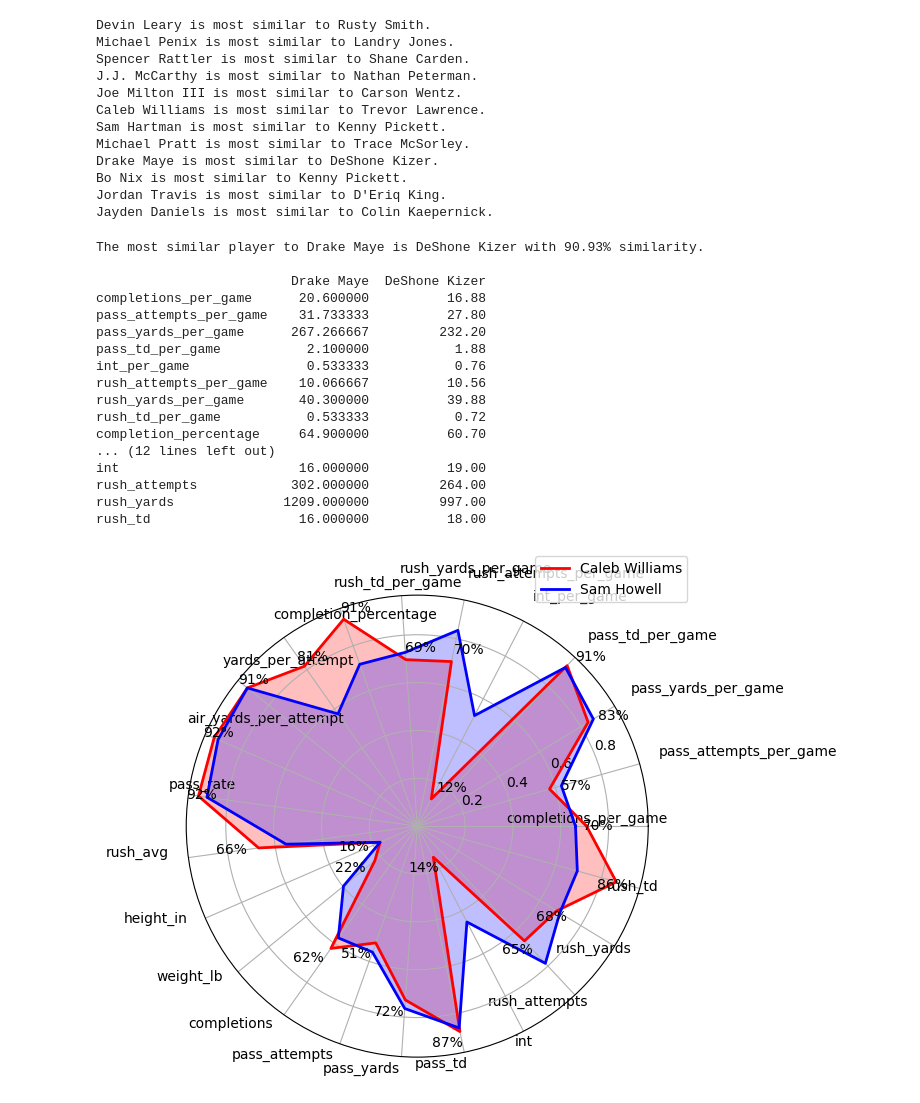
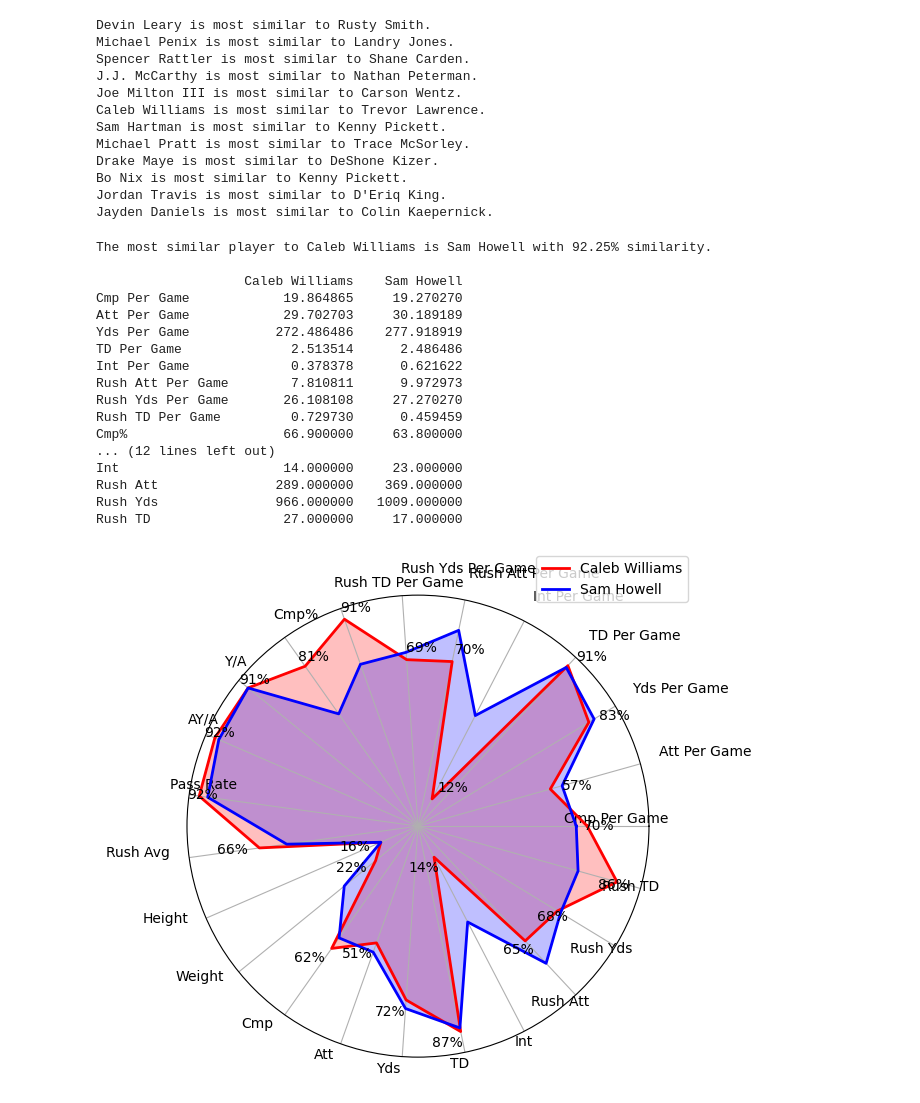
Before and after one commit to array-carpenter/14thstreetanalytics, a Jupyter notebook: nfl-draft/qb-notebook.ipynb, the cells around one changed output. Cells and saved outputs as stored; diff of their text form; code cells hidden in the pictures.

```diff
--- a/nfl-draft/qb-notebook.ipynb
+++ b/nfl-draft/qb-notebook.ipynb
@@ -90,29 +90,29 @@ data = pd.read_csv('C:/Users/RaymondCarpenter/Documents/GitHub/14thstreetanalyti
 
 # Fields to normalize by 'games_played' and fields used directly
 fields_to_normalize = [
-    'completions', 'pass_attempts', 'pass_yards', 'pass_td', 'int',
-    'rush_attempts', 'rush_yards', 'rush_td'
+    'Cmp', 'Att', 'Yds', 'TD', 'Int',
+    'Rush Att', 'Rush Yds', 'Rush TD'
 ]
 fields_not_normalized = [
-    'completion_percentage', 'yards_per_attempt', 'air_yards_per_attempt',
-    'pass_rate', 'rush_avg', 'height_in', 'weight_lb'
+    'Cmp%', 'Y/A', 'AY/A',
+    'Pass Rate', 'Rush Avg', 'Height', 'Weight'
 ]
 
 # Ensure all columns are numeric or convert them as needed
-for field in fields_to_normalize + fields_not_normalized + ['games_played', 'years_played']:
+for field in fields_to_normalize + fields_not_normalized + ['GP', 'YP']:
     data[field] = pd.to_numeric(data[field], errors='coerce')
 
-def normalize_fields(df, fields_to_normalize, norm_by='games_played'):
+def normalize_fields(df, fields_to_normalize, norm_by='GP'):
     for field in fields_to_normalize:
-        df[field + '_per_game'] = df[field] / df[norm_by]
+        df[field + ' Per Game'] = df[field] / df[norm_by]
     return df
 
 # Apply normalization
 data = normalize_fields(data, fields_to_normalize)
 
 # Prepare the features list for similarity comparison
-features_normalized = [f'{field}_per_game' for field in fields_to_normalize]
-features = features_normalized + fields_not_normalized + ['games_played', 'years_played']
+features_normalized = [f'{field} Per Game' for field in fields_to_normalize]
+features = features_normalized + fields_not_normalized + ['GP', 'YP']
 
 # Add cumulative stats to the features list for comparison
 features += fields_to_normalize
@@ -157,23 +157,23 @@ try:
 except IndexError:
     print("Player not found in the 2024 draft class. Please check the name and try again.")
 # %% [output]
-The most similar player to Drake Maye is DeShone Kizer with 90.93% similarity.
+The most similar player to Caleb Williams is Sam Howell with 92.25% similarity.
 
-                         Drake Maye  DeShone Kizer
-completions_per_game      20.600000          16.88
-pass_attempts_per_game    31.733333          27.80
-pass_yards_per_game      267.266667         232.20
-pass_td_per_game           2.100000           1.88
-int_per_game               0.533333           0.76
-rush_attempts_per_game    10.066667          10.56
-rush_yards_per_game       40.300000          39.88
-rush_td_per_game           0.533333           0.72
-completion_percentage     64.900000          60.70
+                   Caleb Williams    Sam Howell
+Cmp Per Game            19.864865     19.270270
+Att Per Game            29.702703     30.189189
+Yds Per Game           272.486486    277.918919
+TD Per Game              2.513514      2.486486
+Int Per Game             0.378378      0.621622
+Rush Att Per Game        7.810811      9.972973
+Rush Yds Per Game       26.108108     27.270270
+Rush TD Per Game         0.729730      0.459459
+Cmp%                    66.900000     63.800000
 ... (12 lines left out)
-int                       16.000000          19.00
-rush_attempts            302.000000         264.00
-rush_yards              1209.000000         997.00
-rush_td                   16.000000          18.00
+Int                     14.000000     23.000000
+Rush Att               289.000000    369.000000
+Rush Yds               966.000000   1009.000000
+Rush TD                 27.000000     17.000000
 # %%
 import pandas as pd
 import numpy as np
@@ -181,12 +181,6 @@ from sklearn.preprocessing import StandardScaler
 from sklearn.metrics.pairwise import cosine_similarity
 import matplotlib.pyplot as plt
 from math import pi
-
-# Load dataset
-data = pd.read_csv('C:/Users/RaymondCarpenter/Documents/GitHub/14thstreetanalytics/nfl-draft/qb_sheet.csv')
-
-# Normalize and standardize the fields as you did previously
-# (Code for loading and initial processing is unchanged)
 
 # Calculate percentiles for the dataset
 def calculate_percentiles(df, features):
@@ -203,7 +197,7 @@ data_not_2024 = data[data['draft_class'] != 2024]
 
 # Normalize the feature values using StandardScaler
 scaler = StandardScaler()
-features_to_scale = features_normalized + fields_not_normalized + ['games_played', 'years_played'] + fields_to_normalize
+features_to_scale = features_normalized + fields_not_normalized + ['GP', 'YP'] + fields_to_normalize
 data_filled_scaled = scaler.fit_transform(data_filled[features_to_scale])
 data_filled[features_to_scale] = data_filled_scaled
 
@@ -212,7 +206,6 @@ data_not_2024_scaled = data_filled.loc[data_not_2024.index]
 
 # Calculate cosine similarity
 similarity = cosine_similarity(data_2024_scaled[features_to_scale], data_not_2024_scaled[features_to_scale])
-
 
 player_name = input("Enter the name of the 2024 player to compare: ")
 
@@ -223,7 +216,7 @@ try:
     most_similar_player_name = data_not_2024.iloc[most_similar_index]['name']
 
     # Exclude 'games_played' and 'years_played' from percentile features for radar chart
-    features_for_radar = [feature for feature in features if feature not in ['games_played', 'years_played']]
+    features_for_radar = [feature for feature in features if feature not in ['GP', 'YP']]
     percentile_features = [f'{feature}_percentile' for feature in features_for_radar]
 
     player_percentiles = data_filled.loc[player_index, percentile_features]
@@ -247,32 +240,35 @@ try:
 
     ax.set_xticks(angles[:-1])
     ax.set_xticklabels(labels, rotation=45, ha="right")
 
-    # Adding number labels for percentiles
+    # Remove specific measurement lines
+    ax.set_yticks([])  # This removes all radial gridlines
+
+    # Adding number labels for percentiles as before
     for label, angle, stat in zip(labels, angles[:-1], player_stats[:-1]):
         if angle in (0, pi):
             ha = 'center'
         elif 0 < angle < pi:
             ha = 'left'
         else:
             ha = 'right'
         ax.text(angle, stat + 0.05, f"{int(stat*100)}%", size=10, horizontalalignment=ha, verticalalignment="center")
 
     # Ensure label names are outside
     for label, angle in zip(ax.get_xticklabels(), angles[:-1]):
         if angle in (0, pi):
             label.set_verticalalignment("bottom")
         elif 0 < angle < pi:
             label.set_verticalalignment("bottom")
             label.set_horizontalalignment("left")
         else:
             label.set_verticalalignment("bottom")
             label.set_horizontalalignment("right")
 
     plt.legend(loc='upper right', bbox_to_anchor=(1.1, 1.1))
     plt.show()
 
 except IndexError:
     print("Player not found in the 2024 draft class. Please check the name and try again.")
 # %% [output]
-[figure, old version]
+[figure, new version]
```
Also changed, not shown: parts of 1 cell of this notebook, 1 other file.
